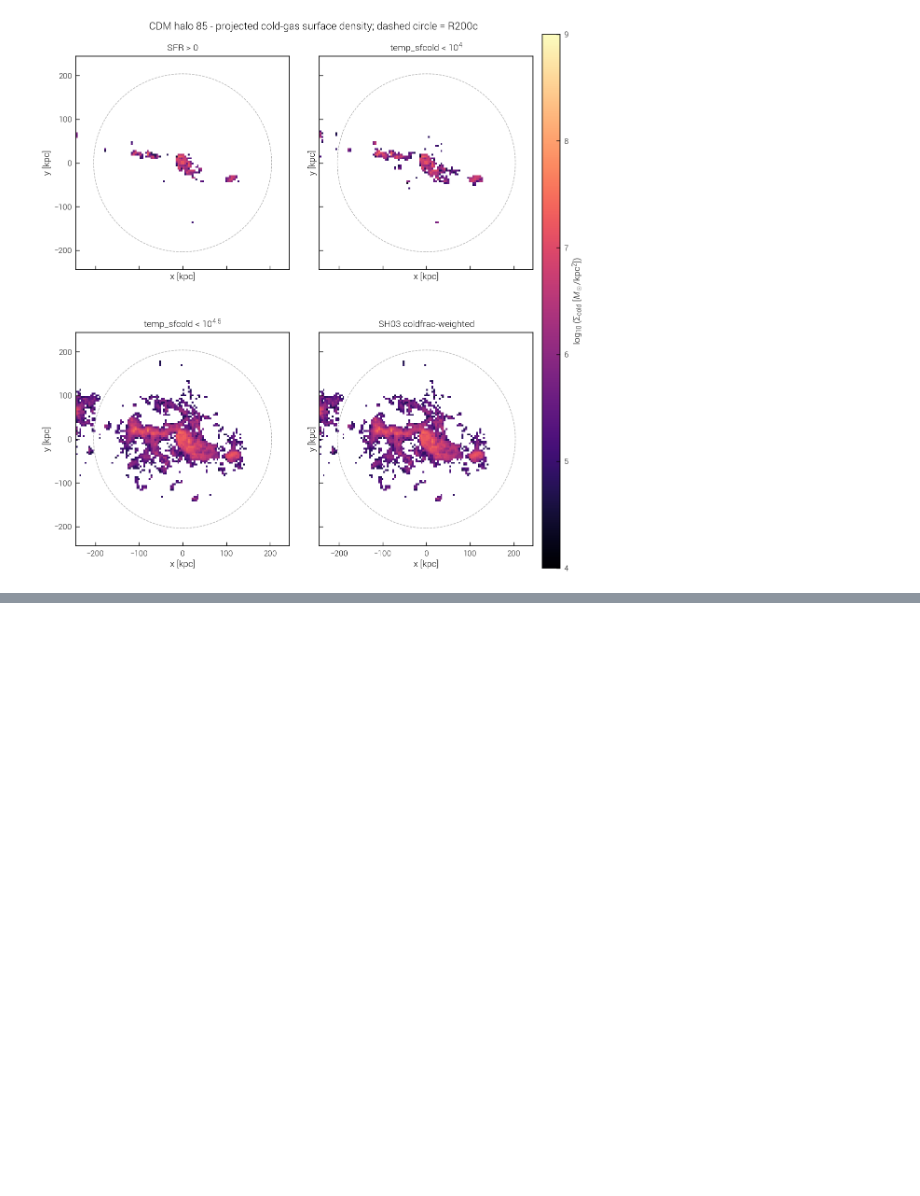
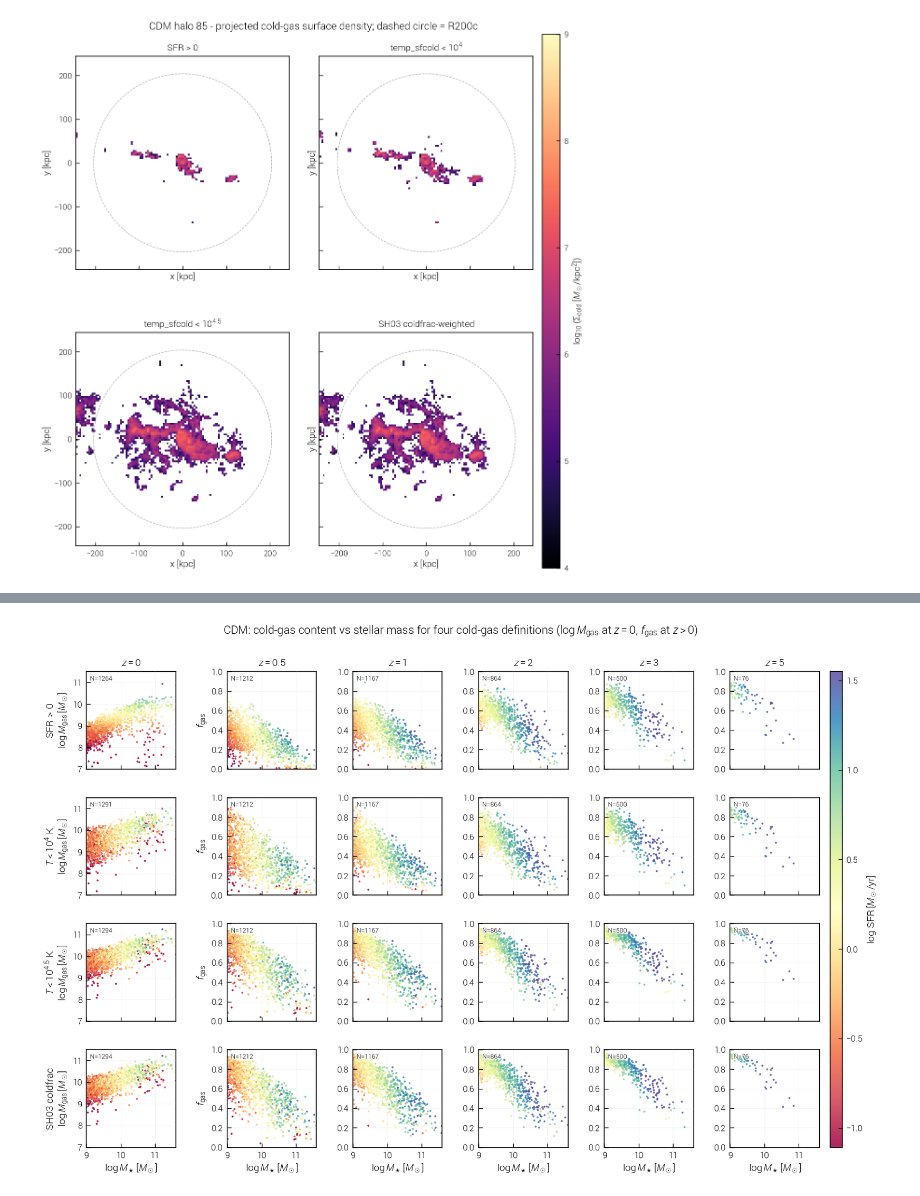
Before and after one commit to SoulOfSword/master_thesis_project, a Jupyter notebook: notebooks/AIDA-TNG/03_gas_temperature.ipynb, the cells around one changed output, grey strips where cells are left out. Drawn from its saved outputs; the diff is of its cells as text; code cells hidden in the pictures; blank space fills up the shorter version.

```diff
--- a/notebooks/AIDA-TNG/03_gas_temperature.ipynb
+++ b/notebooks/AIDA-TNG/03_gas_temperature.ipynb
@@ -4,7 +4,10 @@
 # %% [markdown]
 # Gas temperature and cold-gas diagnostics
 # %%
+import os
+import pickle
 import numpy as np
+import pandas as pd
 import matplotlib.pyplot as plt
 import matplotlib.colors as mcolors
 import matplotlib.patheffects as pe
@@ -14,6 +17,7 @@ import colorsys
 import temet
 from galaxy_sidm.observables import (
     measure_density_profile, measure_sf_gas_profile, measure_cold_gas_profile,
+    measure_subhalo_cold_gas_all,
 )
 
 plt.rcParams.update({
@@ -29,6 +33,11 @@ NB_DIR = Path('/leonardo/home/userexternal/acosta01/master_thesis_project/notebo
 FIG_DIR = NB_DIR / 'figures'
 FIG_DIR.mkdir(exist_ok=True)
 
+SCRATCH = Path(os.environ.get('SCRATCH',
+    '/leonardo_scratch/large/userexternal/acosta01'))
+DATA_ROOT = SCRATCH / 'master_thesis_project' / 'data'
+DATA_ROOT.mkdir(parents=True, exist_ok=True)
+
 h = 0.6774
 
 model_colors = {'CDM': 'black', 'SIDM1': 'tab:blue', 'vSIDM': 'tab:orange'}
@@ -416,0 +498,79 @@ Saved: [grids//sphMap.67.gas.coldens_msunkpc2.c3d65585fdc7b71d.hdf5]
+# %%
+def_labels = {
+    'SFR>0':    r'SFR$\,>\,0$',
+    'T<1e4':    r'$T<10^{4}$ K',
+    'T<10^4.5': r'$T<10^{4.5}$ K',
+    'sh03':     r'SH03 coldfrac',
+}
+
+all_log_sfr = np.concatenate([
+    np.log10(df['SFR'].values[df['SFR'].values > 0])
+    for df in cold_gas_data.values() if (df['SFR'].values > 0).any()
+])
+sfr_vmin, sfr_vmax = np.percentile(all_log_sfr, [2, 98])
+norm = mcolors.Normalize(vmin=sfr_vmin, vmax=sfr_vmax)
+cmap = plt.cm.Spectral
+
+n_rows = len(DEFINITIONS)
+n_cols = len(SNAPS_Z)
+fig, axes = plt.subplots(n_rows, n_cols, figsize=(2.8*n_cols, 2.8*n_rows),
+                          sharex=True, sharey='col', constrained_layout=True)
+
+xlim = (9.0, 11.6)
+ylim_logM = (7.0, 11.5)
+ylim_fgas = (0.0, 1.0)
+
+last_sc = None
+with np.errstate(divide='ignore', invalid='ignore'):
+    for j, (snap, z) in enumerate(SNAPS_Z.items()):
+        df = cold_gas_data[snap]
+        log_mstar = np.log10(df['Mstar'].values)
+        sfr_safe = np.where(df['SFR'].values > 0, df['SFR'].values, np.nan)
+        log_sfr = np.log10(sfr_safe)
+        order = np.argsort(np.where(np.isnan(log_sfr), -np.inf, log_sfr))
+        is_z0 = (z == 0.0)
+
+        for i, defn in enumerate(DEFINITIONS):
+            ax = axes[i, j]
+            mgas = df[defn].values
+            mstar_arr = df['Mstar'].values
+            if is_z0:
+                y = np.where(mgas > 0, np.log10(np.where(mgas > 0, mgas, 1.0)), np.nan)
+                ylim_panel = ylim_logM
+            else:
+                tot = mgas + mstar_arr
+                y = np.where(tot > 0, mgas / tot, np.nan)
+                ylim_panel = ylim_fgas
+
+            sc = ax.scatter(log_mstar[order], y[order],
+                            c=log_sfr[order], cmap=cmap, norm=norm,
+                            s=8, alpha=0.85, edgecolor='none')
+            last_sc = sc
+
+            n_panel = np.isfinite(y).sum()
+            ax.text(0.04, 0.96, f'N={n_panel}', transform=ax.transAxes,
+                    ha='left', va='top', fontsize=9,
+                    path_effects=[pe.withStroke(linewidth=2.5, foreground='white')])
+
+            if i == 0:
+                ax.set_title(f'$z = {z:g}$')
+            if j == 0:
+                ax.set_ylabel(f'{def_labels[defn]}\n' + r'$\log M_{\rm gas}\,[M_\odot]$')
+            elif j == 1:
+                ax.set_ylabel(r'$f_{\rm gas}$')
+            if i == n_rows - 1:
+                ax.set_xlabel(r'$\log M_\star\,[M_\odot]$')
+            ax.set_xlim(*xlim)
+            ax.set_ylim(*ylim_panel)
+            ax.grid(True, alpha=0.25)
+
+cbar = fig.colorbar(last_sc, ax=axes, location='right', fraction=0.025,
+                     pad=0.015, aspect=40)
+cbar.set_label(r'$\log\,\mathrm{SFR}\,[M_\odot/\mathrm{yr}]$')
+
+fig.suptitle('CDM: cold-gas content vs stellar mass for four cold-gas definitions '
+             r'($\log M_{\rm gas}$ at $z=0$, $f_{\rm gas}$ at $z>0$)')
+plt.savefig(FIG_DIR / 'coldgas_definitions_mosaic_cdm.pdf', dpi=150, bbox_inches='tight')
+plt.show()
+# %% [output]
+[figure, added]
```
Also changed, not shown: parts of 4 cells of this notebook, 48 other files.
